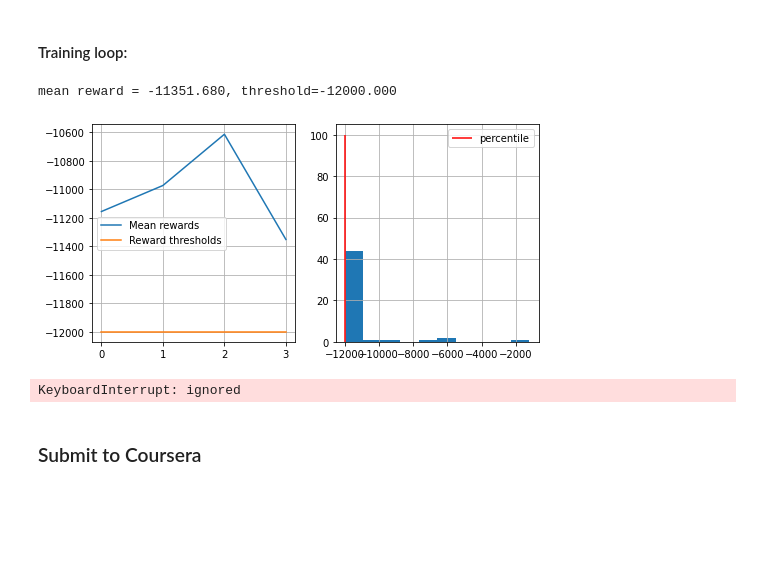
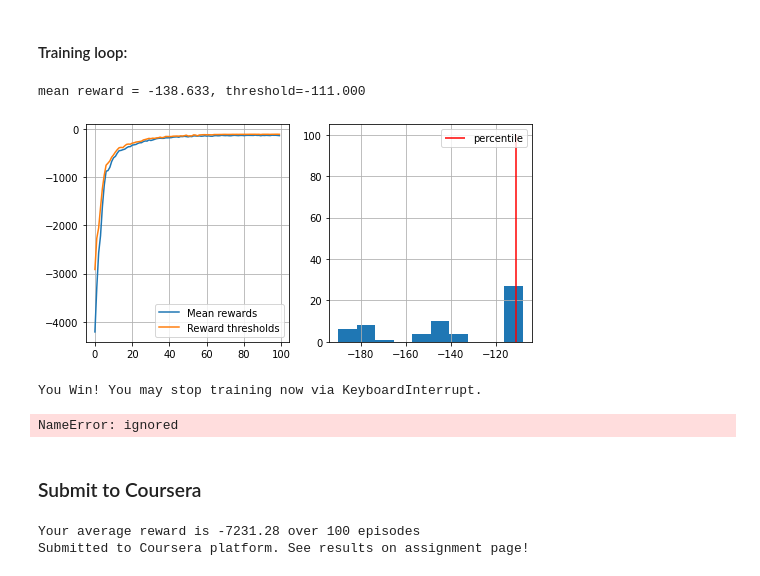
Before and after one commit to PhiDung-hub/Reinforment_Learning, a Jupyter notebook: Coursera/week1_intro/deep_crossentropy_method.ipynb, the cells around one changed output. Saved outputs shown, nothing was run; the diff lists cells and outputs as text; code cells hidden in the pictures; blank space fills up the shorter version.

```diff
--- a/Coursera/week1_intro/deep_crossentropy_method.ipynb
+++ b/Coursera/week1_intro/deep_crossentropy_method.ipynb
@@ -201,7 +201,7 @@ n_sessions = 40
 percentile = 70
 log = []
 
-for i in range(100):
+for i in range(65):
     # generate new sessions
     sessions = [generate_session(env, agent) for _ in range(n_sessions)]
 
@@ -338,7 +339,7 @@ Output: probability of taking 3 actions
 SEED = 0
 
 agent_mountain_car = MLPClassifier(
-    hidden_layer_sizes=(100, 70, 50),
+    hidden_layer_sizes=(30, 20),
     activation='tanh',
     random_state=0,
 )
@@ -359,7 +360,7 @@ MLPClassifier(activation='tanh', alpha=0.0001, batch_size='auto', beta_1=0.9,
 # %%
 # Implement generate_session_mountain_car(), training loop, etc.
 
-def generate_session_mountain_car(env, agent, t_max=12000, render=False):
+def generate_session_mountain_car(env, agent, t_max=10000, render=False):
     """
     Play a single game using agent neural network.
     Terminate when game finishes or after :t_max: steps
@@ -421,36 +422,75 @@ def select_elites_mountain_car(states_batch, actions_batch, rewards_batch, perce
 
 
     return elite_states, elite_actions
+# %%
+def show_progress_mountain_car(rewards_batch, log, percentile, reward_range=[-990, +10]):
+    """
+    A convenience function that displays training progress.
+    No cool math here, just charts.
+    """
+
+    mean_reward = np.mean(rewards_batch)
+    threshold = np.percentile(rewards_batch, percentile)
+    log.append([mean_reward, threshold])
+
+    clear_output(True)
+    print("mean reward = %.3f, threshold=%.3f" % (mean_reward, threshold))
+    plt.figure(figsize=[8, 4])
+    plt.subplot(1, 2, 1)
+    plt.plot(list(zip(*log))[0], label='Mean rewards')
+    plt.plot(list(zip(*log))[1], label='Reward thresholds')
+    plt.legend()
+    plt.grid()
+
+    plt.subplot(1, 2, 2)
+    plt.hist(rewards_batch, range=reward_range)
+    plt.vlines([np.percentile(rewards_batch, percentile)],
+               [0], [100], label="percentile", color='red')
+    plt.legend()
+    plt.grid()
+
+    plt.show()
 # %% [markdown]
 #### Training loop:
 # %%
 from joblib import Parallel, delayed
 
-n_sessions = 50
+n_sessions = 60
 percentile = 70
+train_iters = 5
 log = []
 
 for i in range(100):
     # generate new sessions
     sessions = [generate_session_mountain_car(env, agent_mountain_car) for _ in range(n_sessions)]
 
     states_batch, actions_batch, rewards_batch = map(np.array, zip(*sessions))
 
     elite_states, elite_actions = select_elites_mountain_car(states_batch, actions_batch, rewards_batch, percentile)
 
     # <YOUR CODE: partial_fit agent to predict elite_actions(y) from elite_states(X)>
-    agent_mountain_car.partial_fit(elite_states, elite_actions)
+    for _ in range(train_iters):
+        agent_mountain_car.partial_fit(elite_states, elite_actions)
 
-    show_progress(rewards_batch, log, percentile, reward_range=[np.min(rewards_batch), np.max(rewards_batch)])
+    show_progress_mountain_car(rewards_batch, log, percentile, reward_range=[np.min(rewards_batch), np.max(rewards_batch)])
 
     if np.mean(rewards_batch) > -150:
         print("You Win! You may stop training now via KeyboardInterrupt.")
 # %% [output]
-mean reward = -11351.680, threshold=-12000.000
+mean reward = -138.633, threshold=-111.000
-[figure, old version]
+[figure, new version]
-KeyboardInterrupt: ignored
+You Win! You may stop training now via KeyboardInterrupt.
+# %%
+[_,_,reward] = generate_session_mountain_car(env,agent_mountain_car,render=True)
+
+reward
+# %% [output]
+NameError: ignored
 # %% [markdown]
 ### Submit to Coursera
 # %%
 from submit import submit_mountain_car
-submit_mountain_car(generate_session_mountain_car, agent, 'your.email@example.com', 'YourAssignmentToken')
+submit_mountain_car(generate_session_mountain_car, agent_mountain_car, 'phidung001@e.ntu.edu.sg', 'YzFRFJPwkCzroX8F')
+# %% [output]
+Your average reward is -7231.28 over 100 episodes
+Submitted to Coursera platform. See results on assignment page!
```
Also changed, not shown: parts of 7 cells of this notebook.
